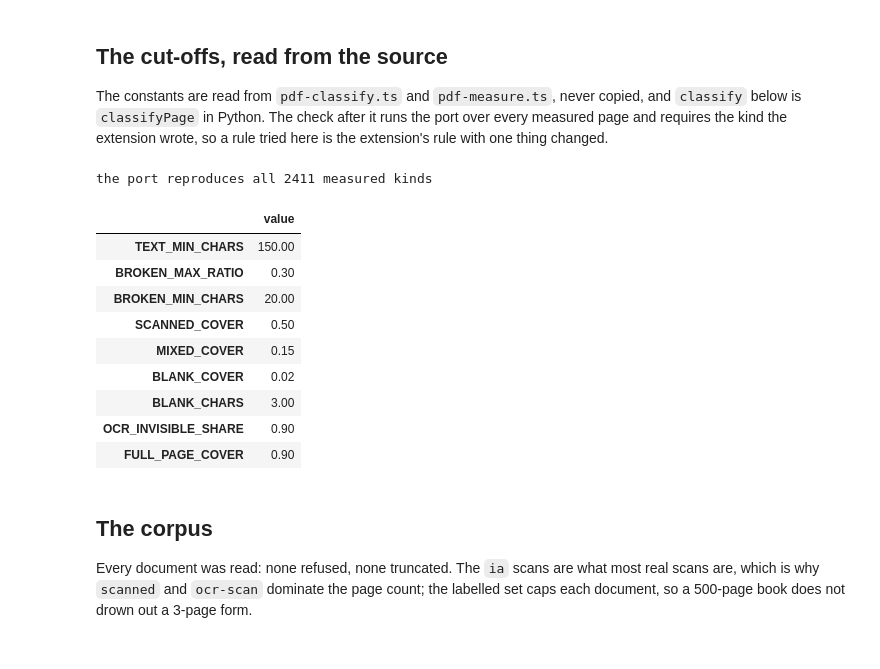
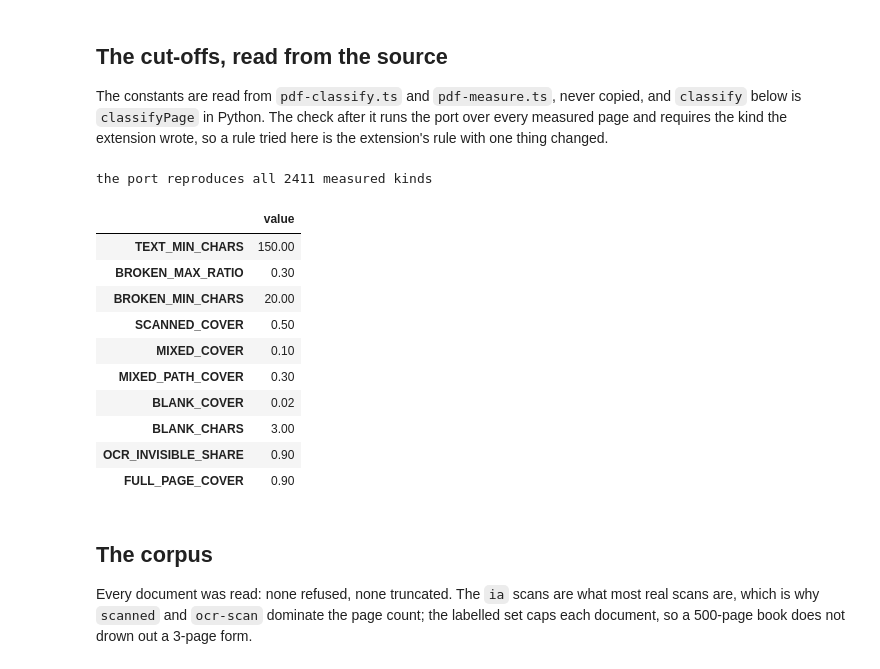
Before and after one commit to parawanderer/window-ml, a Jupyter notebook: notebooks/pdf/pdf-thresholds.ipynb, the cells around one changed output. Cells and saved outputs as stored; diff of their text form; code cells hidden in the pictures.

```diff
--- a/notebooks/pdf/pdf-thresholds.ipynb
+++ b/notebooks/pdf/pdf-thresholds.ipynb
@@ -55,37 +55,39 @@ extension wrote, so a rule tried here is the extension's rule with one thing cha
 # %%
 SRC = wmlnb.ROOT / "src" / "pdf"
 def constants(path):
     return {k: float(v.replace("_", "")) for k, v in re.findall(r"export const ([A-Z_]+) = ([0-9._]+);", path.read_text())}
 C = constants(SRC / "pdf-classify.ts")
 FULL_PAGE_COVER = constants(SRC / "pdf-measure.ts")["FULL_PAGE_COVER"]
 
 def classify(m, c=C, ocr_min_chars=None):
     """classifyPage (pdf-classify.ts) over one page's measurements. `ocr_min_chars`, when set, is the usable characters
     an OCR layer needs to make a page `ocr-scan`, in place of TEXT_MIN_CHARS."""
     junk = m["brokenChars"] >= c["BROKEN_MIN_CHARS"] and m["brokenRatio"] > c["BROKEN_MAX_RATIO"]
     clean = m["brokenRatio"] <= c["BROKEN_MAX_RATIO"]
     enough = m["usableChars"] >= c["TEXT_MIN_CHARS"] and clean
     ocr_enough = enough if ocr_min_chars is None else (m["usableChars"] >= ocr_min_chars and clean)
     if ocr_enough and m["fullPageImage"] and m["invisibleShare"] >= c["OCR_INVISIBLE_SHARE"]: return "ocr-scan"
-    if enough: return "mixed" if m["imageCover"] >= c["MIXED_COVER"] else "text"
+    figure = m["imageCover"] >= c["MIXED_COVER"] or m["pathCover"] >= c["MIXED_PATH_COVER"]
+    if enough: return "mixed" if figure else "text"
     if junk or m["imageCover"] >= c["SCANNED_COVER"]: return "scanned"
-    if m["usableChars"] < c["BLANK_CHARS"] and m["imageCover"] < c["BLANK_COVER"]: return "blank"
-    return "mixed" if m["imageCover"] >= c["MIXED_COVER"] else "text"
+    if m["usableChars"] < c["BLANK_CHARS"]: return "blank" if m["drawnCover"] < c["BLANK_COVER"] else "mixed"
+    return "mixed" if figure else "text"
 
 pages = pd.DataFrame(jsonl("pages.jsonl"))
 pages["src"] = pages.id.str.split("-").str[0]
 port = pages.apply(lambda r: classify(r), axis=1)
 assert (port == pages.kind).all(), pages[port != pages.kind][["id", "n", "kind"]]
 print(f"the port reproduces all {len(pages)} measured kinds")
 pd.Series(C | {"FULL_PAGE_COVER": FULL_PAGE_COVER}).to_frame("value")
 # %% [output]
 the port reproduces all 2411 measured kinds
 |  | value |
 | TEXT_MIN_CHARS | 150.00 |
 | BROKEN_MAX_RATIO | 0.30 |
 | BROKEN_MIN_CHARS | 20.00 |
 | SCANNED_COVER | 0.50 |
-| MIXED_COVER | 0.15 |
+| MIXED_COVER | 0.10 |
+| MIXED_PATH_COVER | 0.30 |
 | BLANK_COVER | 0.02 |
 | BLANK_CHARS | 3.00 |
 | OCR_INVISIBLE_SHARE | 0.90 |
```
Also changed, not shown: parts of 13 cells of this notebook, 9 other files.
